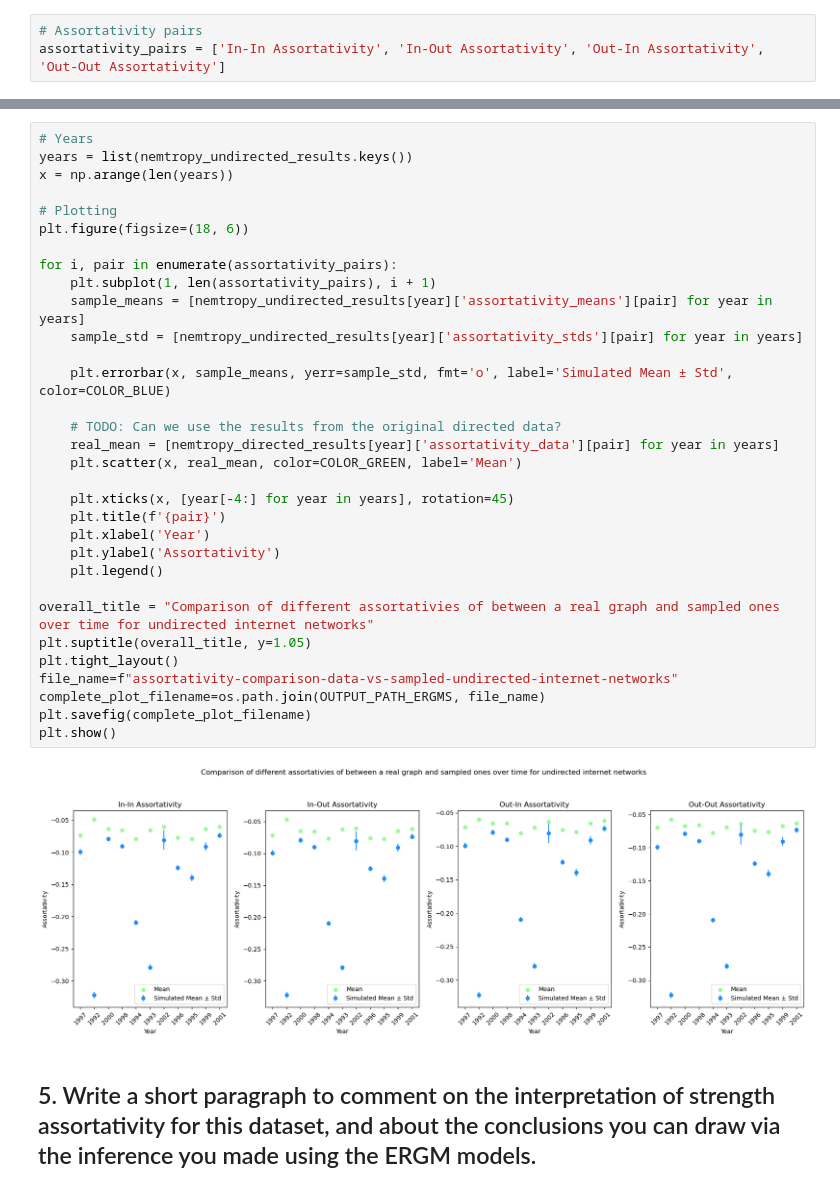
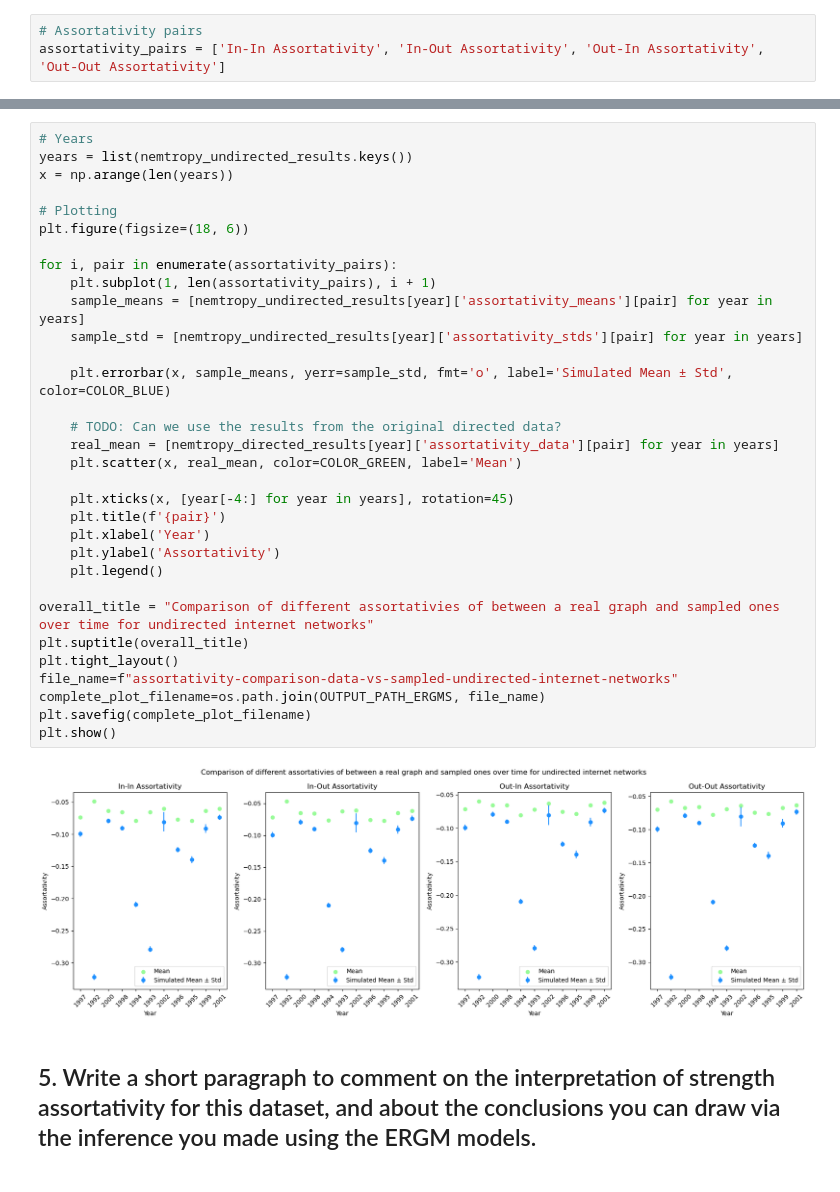
Before and after one commit to HuberNicolas/network-science-uzh, a Jupyter notebook: assignment-3/Assignment_03.ipynb, the cells around one changed output, grey strips where cells are left out. Cells and saved outputs as stored; diff of their text form.

```diff
--- a/assignment-3/Assignment_03.ipynb
+++ b/assignment-3/Assignment_03.ipynb
@@ -680,35 +680,35 @@ plt.show()
 years = list(nemtropy_undirected_results.keys())
 x = np.arange(len(years))
 
 # Plotting
 plt.figure(figsize=(18, 6))
 
 for i, pair in enumerate(assortativity_pairs):
     plt.subplot(1, len(assortativity_pairs), i + 1)
     sample_means = [nemtropy_undirected_results[year]['assortativity_means'][pair] for year in years]
     sample_std = [nemtropy_undirected_results[year]['assortativity_stds'][pair] for year in years]
 
     plt.errorbar(x, sample_means, yerr=sample_std, fmt='o', label='Simulated Mean ± Std', color=COLOR_BLUE)
 
     # TODO: Can we use the results from the original directed data?
     real_mean = [nemtropy_directed_results[year]['assortativity_data'][pair] for year in years]
     plt.scatter(x, real_mean, color=COLOR_GREEN, label='Mean')
 
     plt.xticks(x, [year[-4:] for year in years], rotation=45)
     plt.title(f'{pair}')
     plt.xlabel('Year')
     plt.ylabel('Assortativity')
     plt.legend()
 
 overall_title = "Comparison of different assortativies of between a real graph and sampled ones over time for undirected internet networks"
-plt.suptitle(overall_title, y=1.05)
+plt.suptitle(overall_title)
 plt.tight_layout()
 file_name=f"assortativity-comparison-data-vs-sampled-undirected-internet-networks"
 complete_plot_filename=os.path.join(OUTPUT_PATH_ERGMS, file_name)
 plt.savefig(complete_plot_filename)
 plt.show()
 # %% [output]
-[figure, old version]
+[figure, new version]
 # %% [markdown]
 ## 5. Write a short paragraph to comment on the interpretation of strength assortativity for this dataset, and about the conclusions you can draw via the inference you made using the ERGM models.
 # %% [markdown]
```
Also changed, not shown: parts of 1 cell of this notebook, 2 other files.
